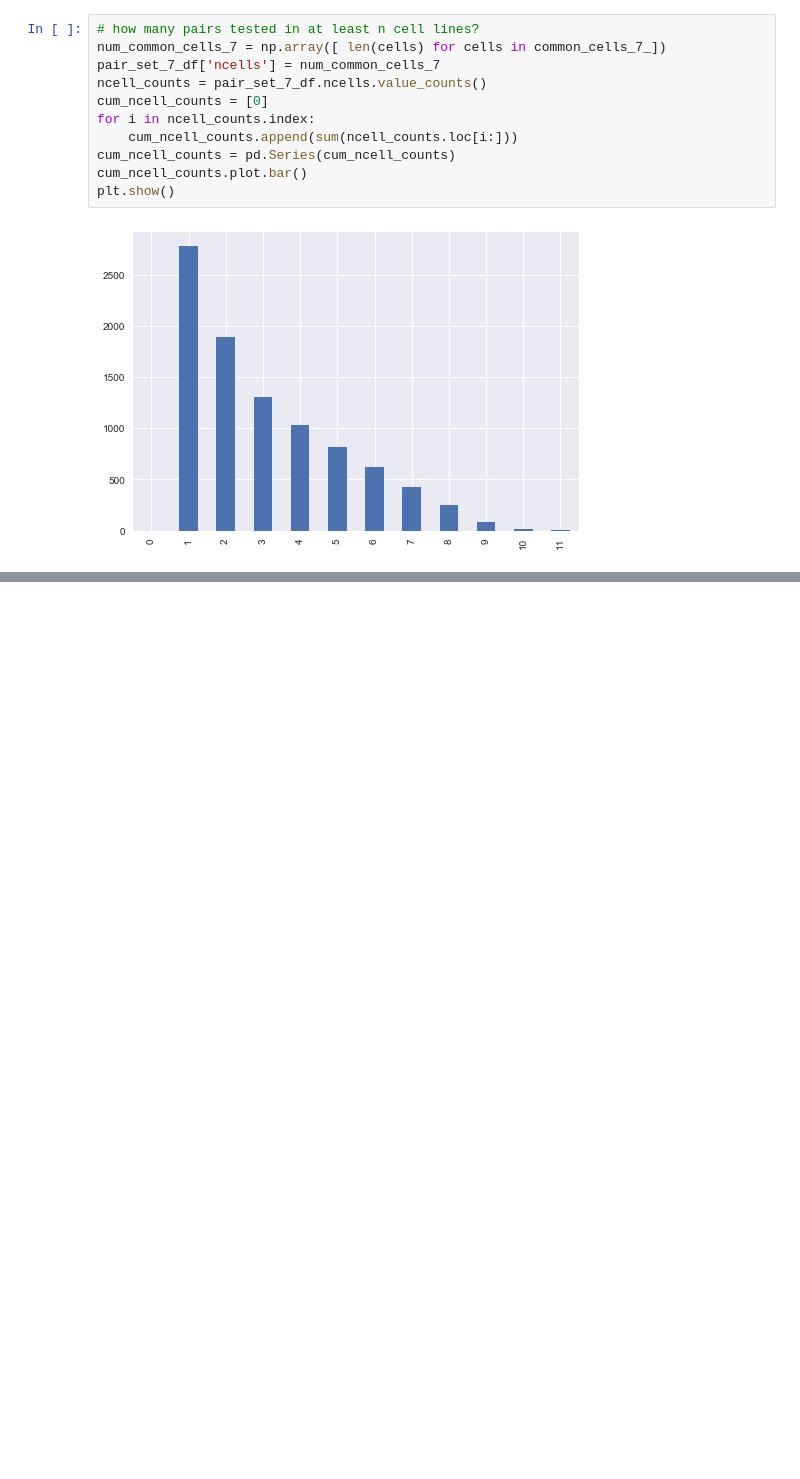
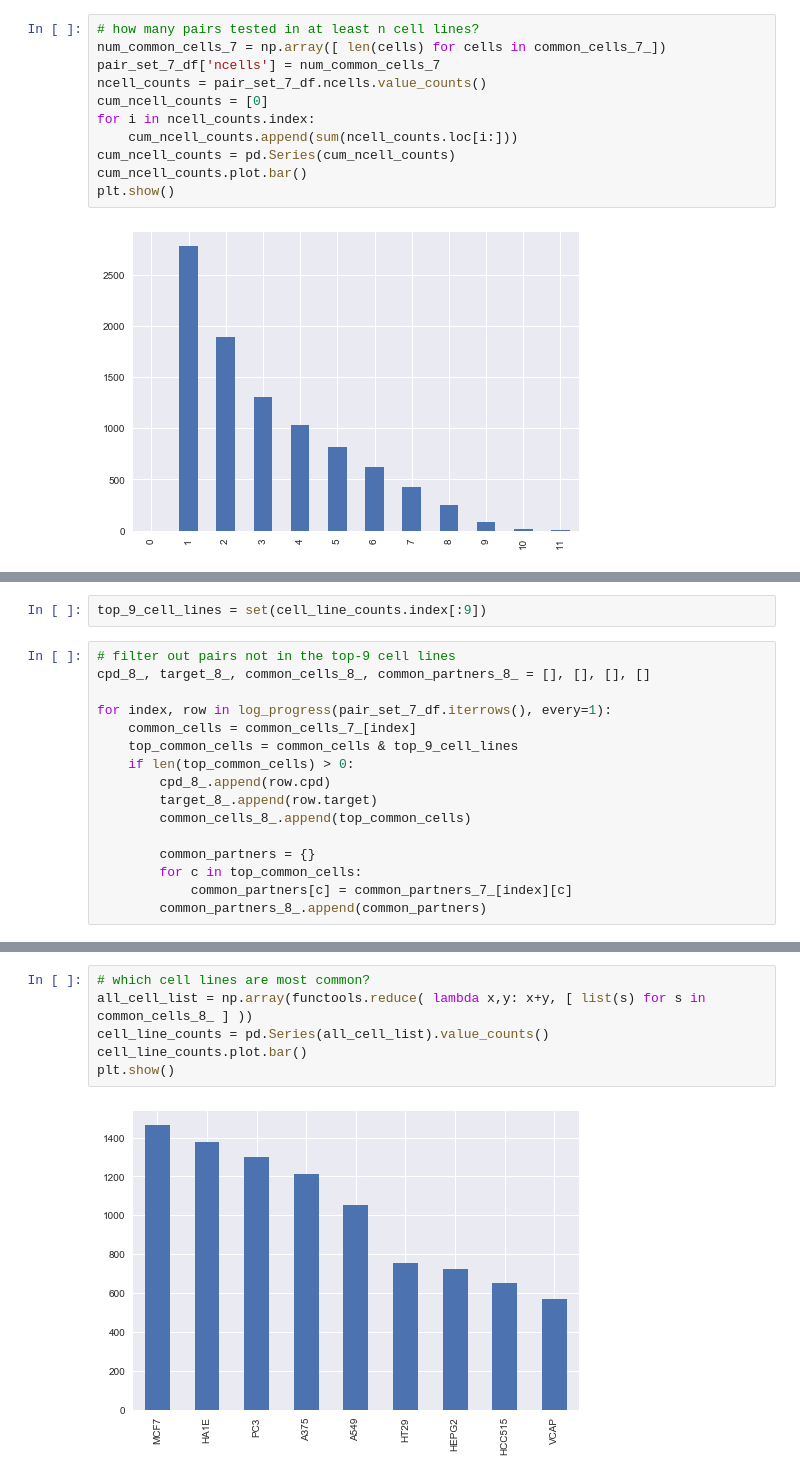
Before and after one commit to npabon/LINCS_target_prediction, a Jupyter notebook: data_profiling.ipynb, the cells around one changed output, grey strips where cells are left out. Saved outputs shown, nothing was run; the diff lists cells and outputs as text; blank space fills up the shorter version.

```diff
--- a/data_profiling.ipynb
+++ b/data_profiling.ipynb
@@ -395,0 +395,18 @@ IndexError: list assignment index out of range
+# %%
+top_9_cell_lines = set(cell_line_counts.index[:9])
+# %%
+# filter out pairs not in the top-9 cell lines
+cpd_8_, target_8_, common_cells_8_, common_partners_8_ = [], [], [], []
+
+for index, row in log_progress(pair_set_7_df.iterrows(), every=1):
+    common_cells = common_cells_7_[index]
+    top_common_cells = common_cells & top_9_cell_lines
+    if len(top_common_cells) > 0:
+        cpd_8_.append(row.cpd)
+        target_8_.append(row.target)
+        common_cells_8_.append(top_common_cells)
+
+        common_partners = {}
+        for c in top_common_cells:
+            common_partners[c] = common_partners_7_[index][c]
+        common_partners_8_.append(common_partners)
@@ -395,0 +426,8 @@ IndexError: list assignment index out of range
+# %%
+# which cell lines are most common?
+all_cell_list = np.array(functools.reduce( lambda x,y: x+y, [ list(s) for s in common_cells_8_ ] ))
+cell_line_counts = pd.Series(all_cell_list).value_counts()
+cell_line_counts.plot.bar()
+plt.show()
+# %% [output]
+[figure, added]
```
Also changed, not shown: parts of 17 cells of this notebook, 1 other file.
